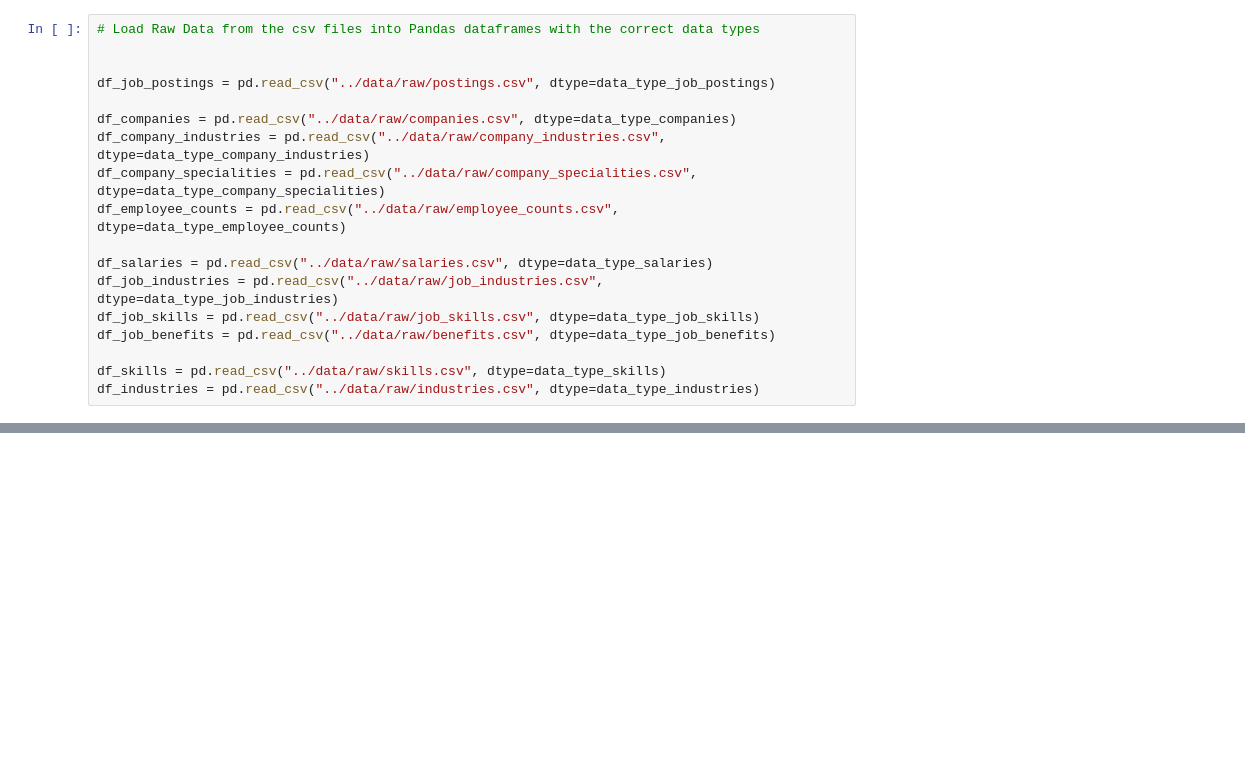
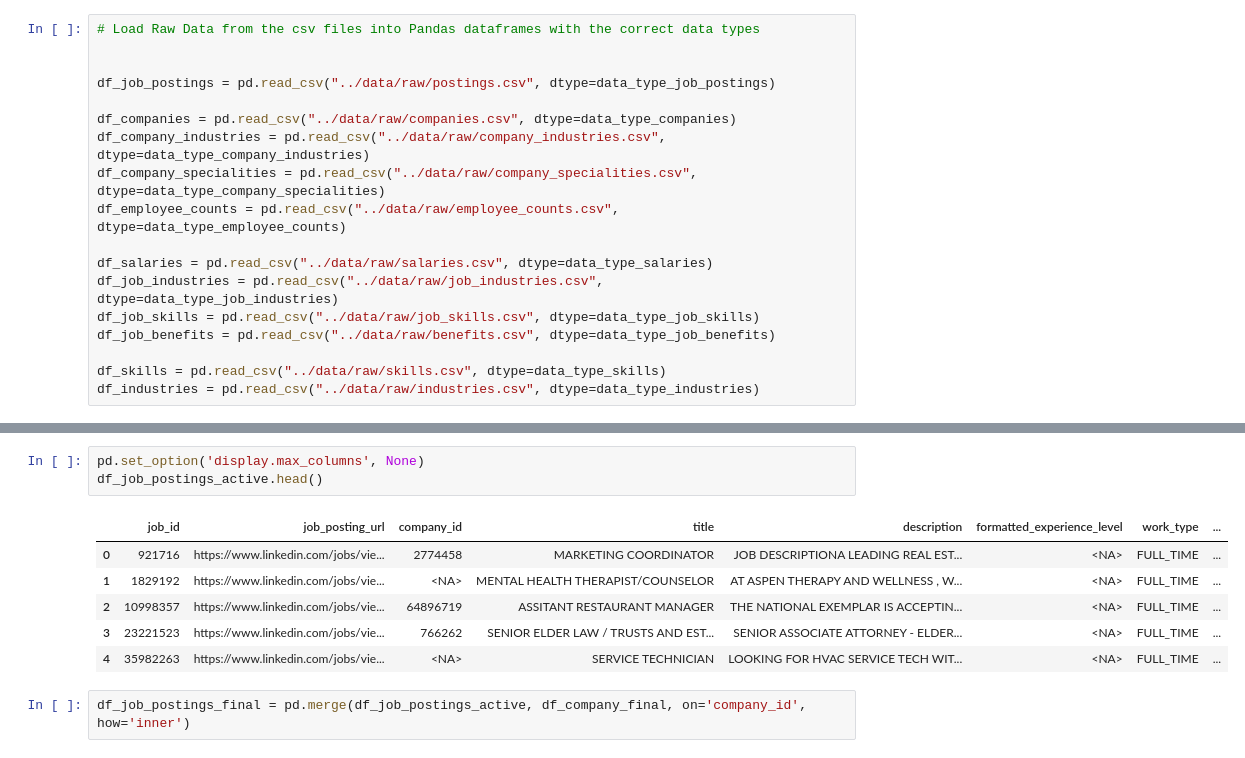
Before and after one commit to atharva-h-m/LinkedIn-Job-Postings, a Jupyter notebook: notebooks/01-data-collection.ipynb, the cells around one changed output, grey strips where cells are left out. Drawn from its saved outputs; the diff is of its cells as text; blank space fills up the shorter version.

```diff
--- a/notebooks/01-data-collection.ipynb
+++ b/notebooks/01-data-collection.ipynb
@@ -113,0 +672,12 @@ df_industries = pd.read_csv("../data/raw/industries.csv", dtype=data_type_indust
+# %%
+pd.set_option('display.max_columns', None)
+df_job_postings_active.head()
+# %% [output]
+|  | job_id | job_posting_url | company_id | title | description | formatted_experience_level | work_type | ... |
+| 0 | 921716 | https://www.linkedin.com/jobs/vie... | 2774458 | MARKETING COORDINATOR | JOB DESCRIPTIONA LEADING REAL EST... | <NA> | FULL_TIME | ... |
+| 1 | 1829192 | https://www.linkedin.com/jobs/vie... | <NA> | MENTAL HEALTH THERAPIST/COUNSELOR | AT ASPEN THERAPY AND WELLNESS , W... | <NA> | FULL_TIME | ... |
+| 2 | 10998357 | https://www.linkedin.com/jobs/vie... | 64896719 | ASSITANT RESTAURANT MANAGER | THE NATIONAL EXEMPLAR IS ACCEPTIN... | <NA> | FULL_TIME | ... |
+| 3 | 23221523 | https://www.linkedin.com/jobs/vie... | 766262 | SENIOR ELDER LAW / TRUSTS AND EST... | SENIOR ASSOCIATE ATTORNEY - ELDER... | <NA> | FULL_TIME | ... |
+| 4 | 35982263 | https://www.linkedin.com/jobs/vie... | <NA> | SERVICE TECHNICIAN | LOOKING FOR HVAC SERVICE TECH WIT... | <NA> | FULL_TIME | ... |
+# %%
+df_job_postings_final = pd.merge(df_job_postings_active, df_company_final, on='company_id', how='inner')
```
Also changed, not shown: parts of 31 cells of this notebook, 1 other file.
